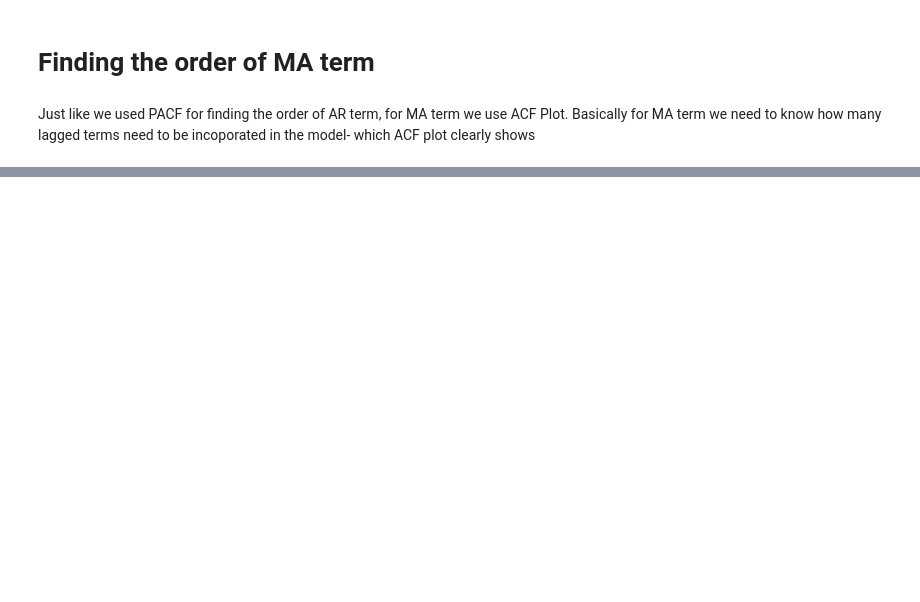
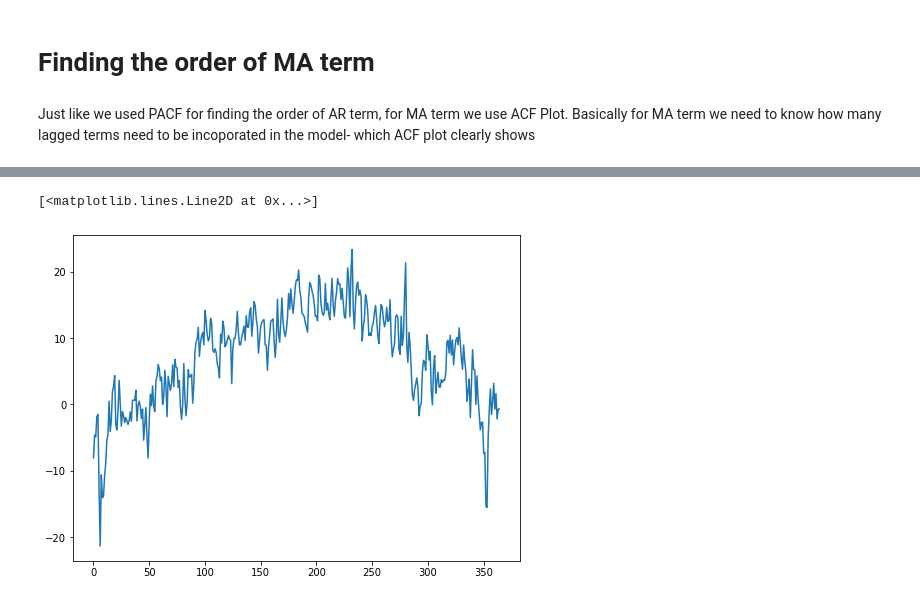
Before and after one commit to scherala/365DaysOfCoding, a Jupyter notebook: Time Series Forecasting -1.ipynb, the cells around one changed output, grey strips where cells are left out. Drawn from its saved outputs; the diff is of its cells as text; code cells hidden in the pictures; blank space fills up the shorter version.

```diff
--- a/Time Series Forecasting -1.ipynb
+++ b/Time Series Forecasting -1.ipynb
@@ -384,0 +443,5 @@ plt.show()
+# %%
+plt.plot(sample_monthly[:365].values)
+# %% [output]
+[<matplotlib.lines.Line2D at 0x...>]
+[figure, added]
```
Also changed, not shown: parts of 72 cells of this notebook, 24 other files.
